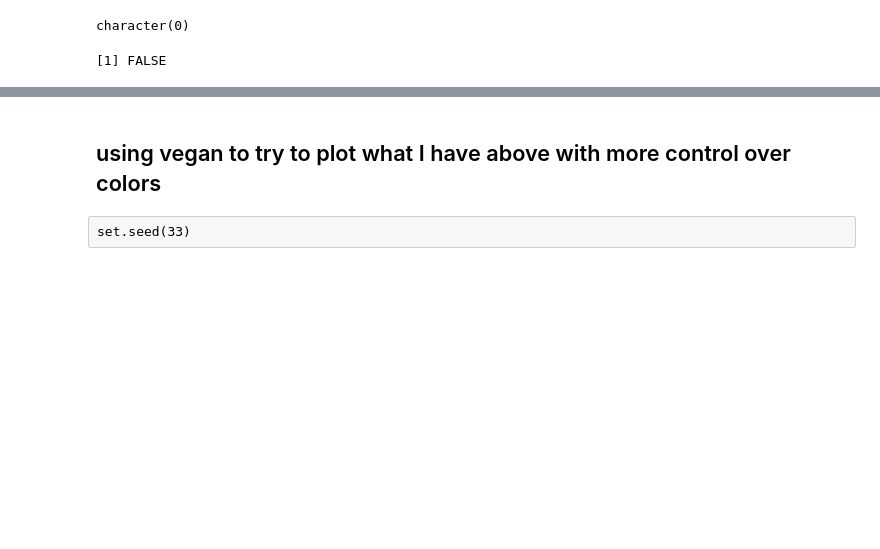
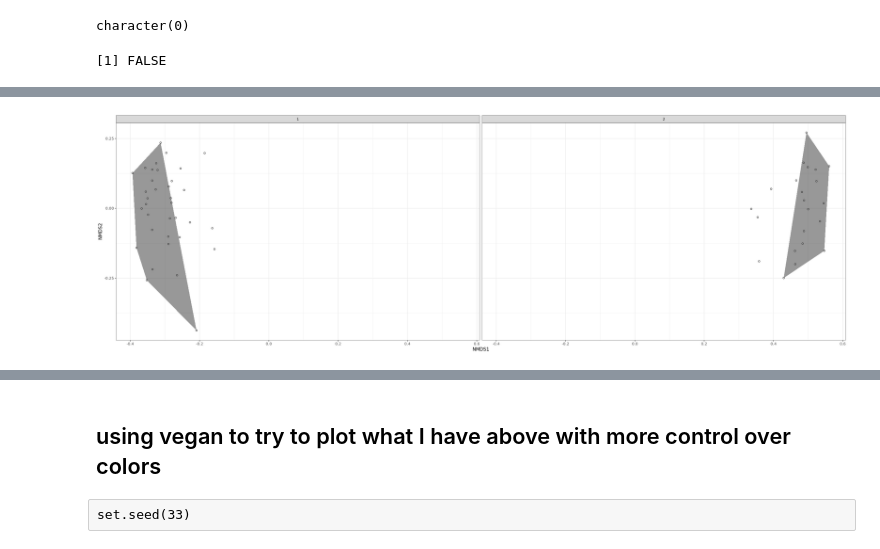
Before and after one commit to cdesouza02/BEL_16S_output, a Jupyter notebook: filter_phyloseq.ipynb, the cells around one changed output, grey strips where cells are left out. Drawn from its saved outputs; the diff is of its cells as text; code cells hidden in the pictures; blank space fills up the shorter version.

```diff
--- a/filter_phyloseq.ipynb
+++ b/filter_phyloseq.ipynb
@@ -309,0 +374,13 @@ Too few points to calculate an ellipse
+# %%
+# Find the convex hull of the points being plotted
+hull <- nmds_merged %>%
+  slice(chull(NMDS1, NMDS2))
+
+# Define the scatterplot
+p <- ggplot(nmds_merged, aes(NMDS1, NMDS2)) + geom_point(shape = 21) +
+    facet_wrap(~ ParentCluster)
+
+# Overlay the convex hull
+p + geom_polygon(data = hull, alpha = 0.5)
+# %% [output]
+[figure, added]
```
Also changed, not shown: parts of 40 cells of this notebook, 2 other files.
